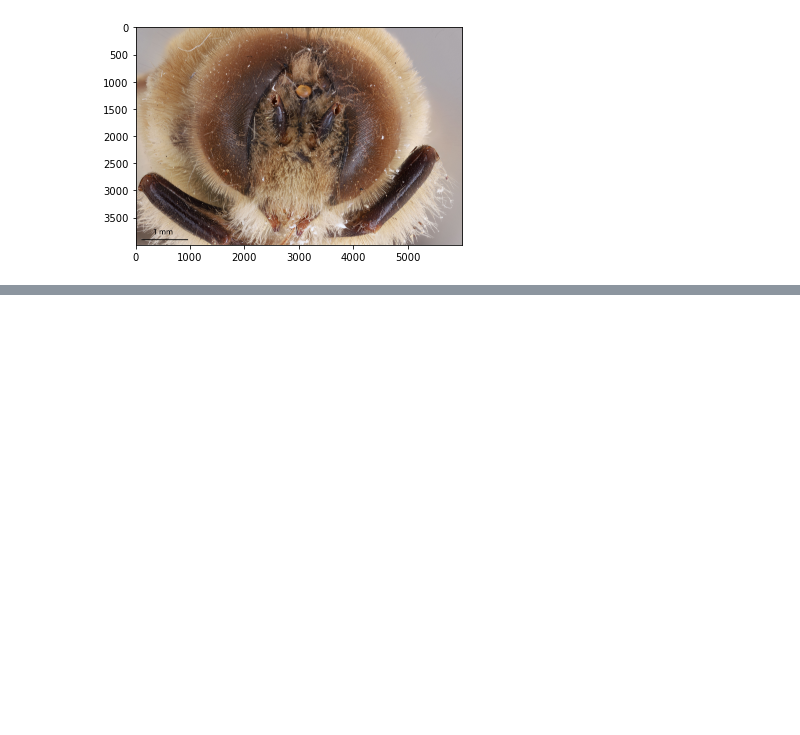
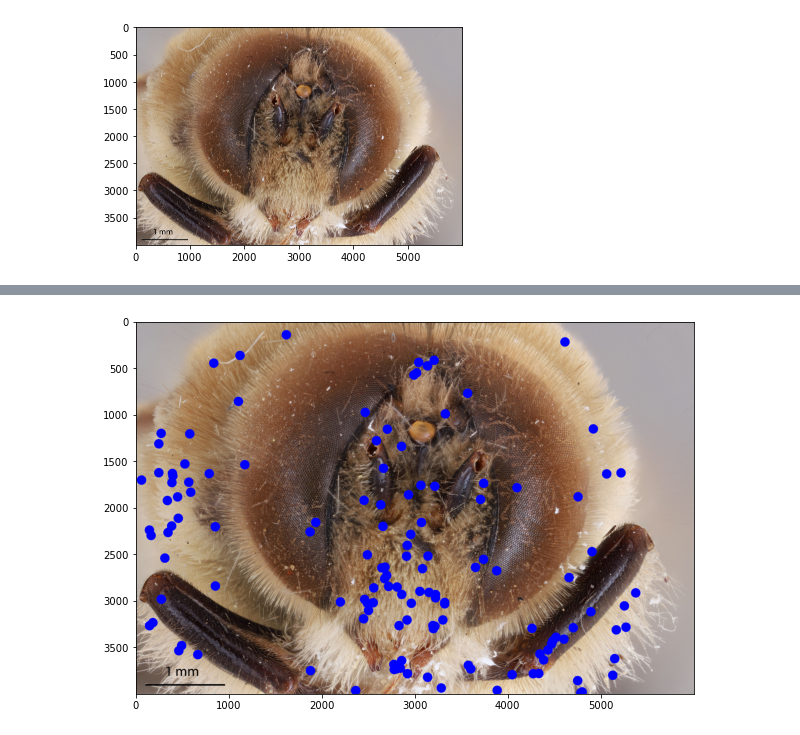
Before and after one commit to xwang38438/bee_acuity, a Jupyter notebook: eye_segmentation.ipynb, the cells around one changed output, grey strips where cells are left out. Cells and saved outputs as stored; diff of their text form; code cells hidden in the pictures; blank space fills up the shorter version.

```diff
--- a/eye_segmentation.ipynb
+++ b/eye_segmentation.ipynb
@@ -78,0 +80,30 @@ filtered_contours[-1].shape
+# %%
+import cv2
+img = cv2.imread("bee1.jpg")
+
+# Convert the image to grayscale
+gray = cv2.cvtColor(img, cv2.COLOR_BGR2GRAY)
+
+# Set up the blob detector
+params = cv2.SimpleBlobDetector_Params()
+detector = cv2.SimpleBlobDetector_create(params)
+
+# Detect blobs in the image
+keypoints = detector.detect(gray)
+
+# Extract the coordinates of the blobs and use them as seed points
+seed_points = np.array([[int(kp.pt[0]), int(kp.pt[1])] for kp in keypoints])
+# %%
+for point in seed_points:
+    color = (255, 0, 0)
+    thickness = 100
+    cv2.circle(img, point, 1, color, thickness)
+
+fig = plt.figure(figsize=(10, 10))
+ax = fig.add_subplot(111)
+
+automated_points = cv2.cvtColor(img, cv2.COLOR_BGR2RGB)
+plt.imshow(automated_points)
+plt.show()
+# %% [output]
+[figure, added]
```
Also changed, not shown: parts of 16 cells of this notebook, 6 other files.
